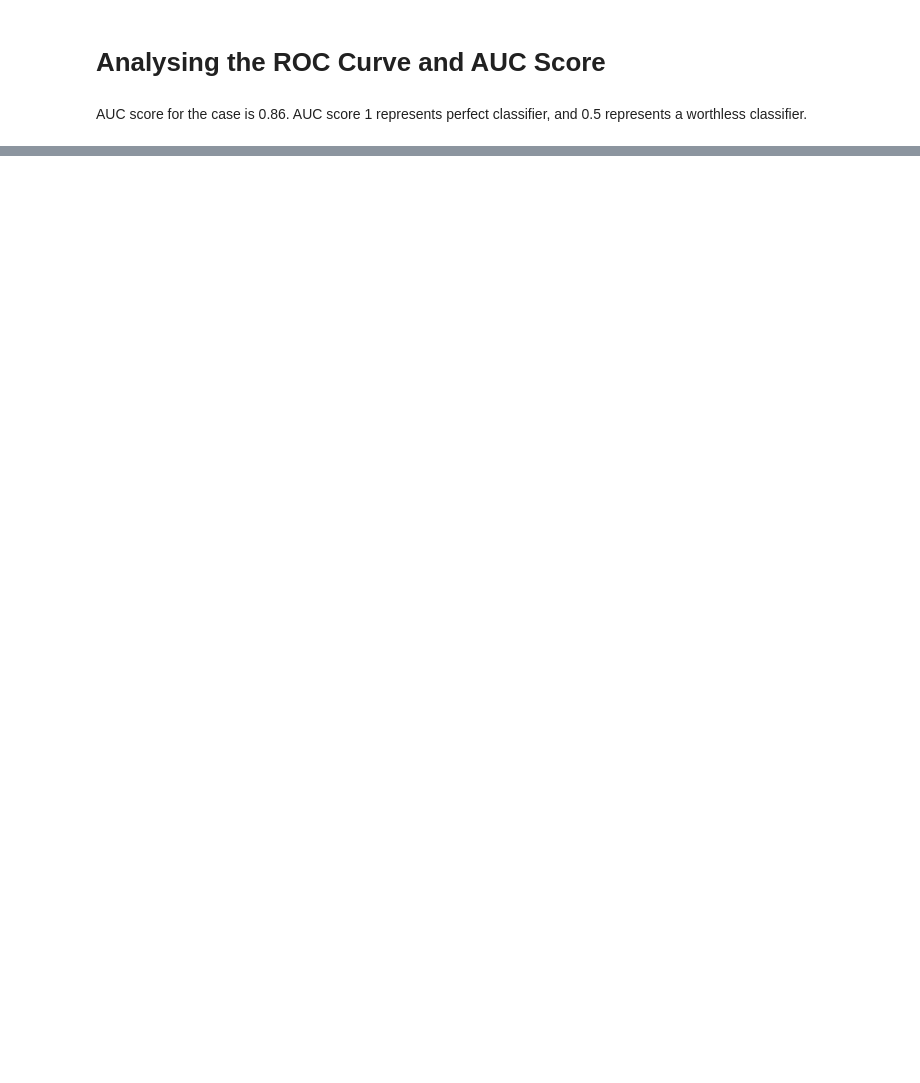
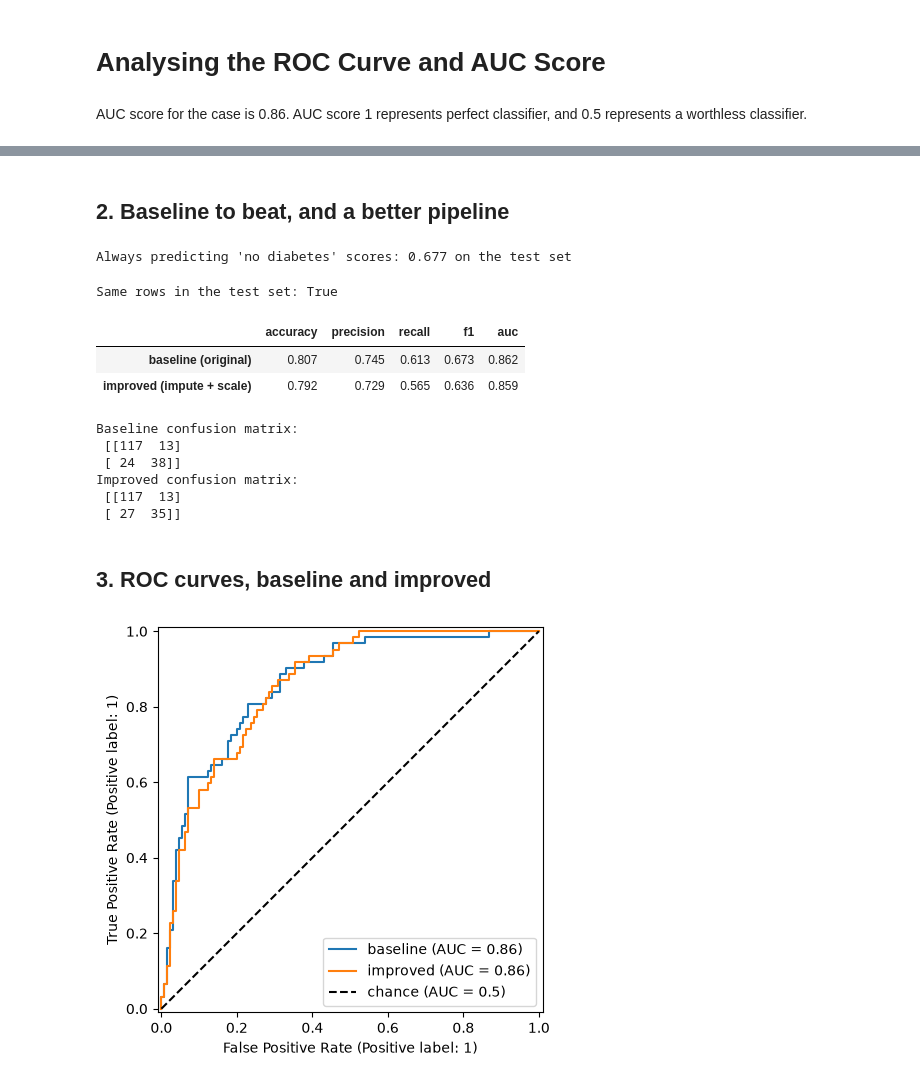
Before and after one commit to SOUJU96/QA-Automation-Portfolio, a Jupyter notebook: Machine-Learning-Python/Diabetes-Logistic-Regression/Diabetes_Logistic_Regression_ROC_AUC.ipynb, the cells around one changed output, grey strips where cells are left out. Saved outputs shown, nothing was run; the diff lists cells and outputs as text; code cells hidden in the pictures; blank space fills up the shorter version.

```diff
--- a/Machine-Learning-Python/Diabetes-Logistic-Regression/Diabetes_Logistic_Regression_ROC_AUC.ipynb
+++ b/Machine-Learning-Python/Diabetes-Logistic-Regression/Diabetes_Logistic_Regression_ROC_AUC.ipynb
@@ -10,7 +10,7 @@ Let's first load the required Pima Indian Diabetes dataset using the pandas' rea
 import pandas as pd
 col_names = ['pregnant', 'glucose', 'bp', 'skin', 'insulin', 'bmi', 'pedigree', 'age', 'label']
 # load dataset
-pima = pd.read_csv("DiabetesDataset\pima-indians-diabetes-new.csv", header=None, names=col_names)
+pima = pd.read_csv("DiabetesDataset/pima-indians-diabetes-new.csv", header=None, names=col_names)
 # %%
 pima.head(2)
 # %% [output]
@@ -326,0 +348,5 @@ AUC score for the case is 0.86. AUC score 1 represents perfect classifier, and 0
+# %%
+cols_with_hidden_missing = ['glucose', 'bp', 'skin', 'insulin', 'bmi']
+zero_counts = (pima[cols_with_hidden_missing] == 0).sum().to_frame('rows with 0')
+zero_counts['share of 768'] = (zero_counts['rows with 0'] / len(pima)).round(3)
+zero_counts
@@ -326,0 +362,73 @@ AUC score for the case is 0.86. AUC score 1 represents perfect classifier, and 0
+# %% [markdown]
+## 2. Baseline to beat, and a better pipeline
+# %%
+# a model that always answers 'no diabetes'
+print("Always predicting 'no diabetes' scores:", round((y_test == 0).mean(), 3), 'on the test set')
+# %% [output]
+Always predicting 'no diabetes' scores: 0.677 on the test set
+# %%
+import numpy as np
+from sklearn.pipeline import Pipeline
+from sklearn.impute import SimpleImputer
+from sklearn.preprocessing import StandardScaler
+
+# treat the impossible zeros as missing
+# (skin thickness is not one of the model's seven features, so only the columns the model uses are cleaned)
+cols_to_clean = [c for c in cols_with_hidden_missing if c in X.columns]
+X_clean = X.copy()
+X_clean[cols_to_clean] = X_clean[cols_to_clean].replace(0, np.nan)
+
+# same split as before (same random_state), so the comparison is fair
+Xc_train, Xc_test, yc_train, yc_test = train_test_split(X_clean, y, test_size=0.25, random_state=0)
+
+improved = Pipeline([
+    ('impute', SimpleImputer(strategy='median')),   # median learned from the training rows only
+    ('scale', StandardScaler()),                    # puts every feature on a similar scale
+    ('model', LogisticRegression(max_iter=1000)),   # enough iterations to converge
+])
+improved.fit(Xc_train, yc_train)
+y_pred_improved = improved.predict(Xc_test)
+proba_improved = improved.predict_proba(Xc_test)[:, 1]
+print('Same rows in the test set:', list(Xc_test.index) == list(X_test.index))
+# %% [output]
+Same rows in the test set: True
+# %%
+def scores(y_true, pred, proba):
+    return {'accuracy': metrics.accuracy_score(y_true, pred),
+            'precision': metrics.precision_score(y_true, pred),
+            'recall': metrics.recall_score(y_true, pred),
+            'f1': metrics.f1_score(y_true, pred),
+            'auc': metrics.roc_auc_score(y_true, proba)}
+
+comparison = pd.DataFrame({
+    'baseline (original)': scores(y_test, y_pred, y_pred_proba),
+    'improved (impute + scale)': scores(yc_test, y_pred_improved, proba_improved),
+}).T.round(3)
+comparison
+# %% [output]
+|  | accuracy | precision | recall | f1 | auc |
+| baseline (original) | 0.807 | 0.745 | 0.613 | 0.673 | 0.862 |
+| improved (impute + scale) | 0.792 | 0.729 | 0.565 | 0.636 | 0.859 |
+# %%
+print('Baseline confusion matrix:\n', metrics.confusion_matrix(y_test, y_pred))
+print('Improved confusion matrix:\n', metrics.confusion_matrix(yc_test, y_pred_improved))
+# %% [output]
+Baseline confusion matrix:
+ [[117  13]
+ [ 24  38]]
+Improved confusion matrix:
+ [[117  13]
+ [ 27  35]]
+# %% [markdown]
+## 3. ROC curves, baseline and improved
+# %%
+from sklearn.metrics import RocCurveDisplay
+
+fig, ax = plt.subplots(figsize=(6, 5))
+RocCurveDisplay.from_predictions(y_test, y_pred_proba, name='baseline', ax=ax)
+RocCurveDisplay.from_predictions(yc_test, proba_improved, name='improved', ax=ax)
+ax.plot([0, 1], [0, 1], 'k--', label='chance (AUC = 0.5)')
+ax.legend(loc='lower right')
+plt.show()
+# %% [output]
+[figure, added]
```
Also changed, not shown: parts of 24 cells of this notebook, 1 other file.
